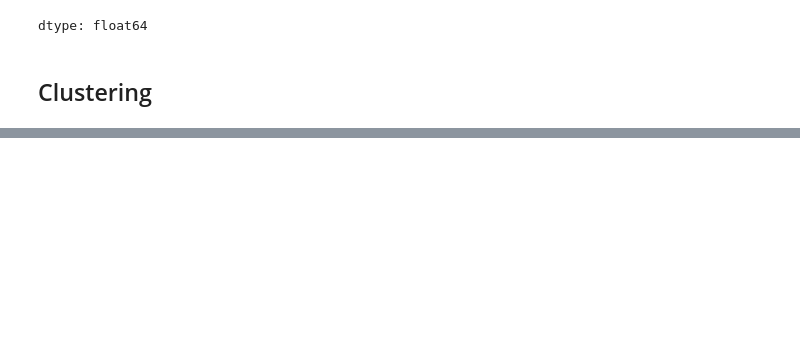
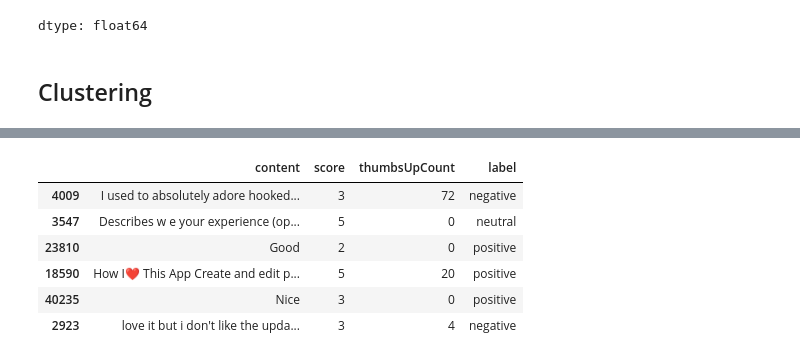
Before and after one commit to aniq63/RevuAI, a Jupyter notebook: notebooks/App Reviews Sentiment classification.ipynb, the cells around one changed output, grey strips where cells are left out. Saved outputs shown, nothing was run; the diff lists cells and outputs as text; code cells hidden in the pictures; blank space fills up the shorter version.

```diff
--- a/notebooks/App Reviews Sentiment classification.ipynb
+++ b/notebooks/App Reviews Sentiment classification.ipynb
@@ -312,0 +313,13 @@ df_predicted.sample(5)
+# %%
+import pandas as pd
+
+new_df = pd.read_csv('/content/app_reviews_labeled.csv')
+new_df.sample(6)
+# %% [output]
+|  | content | score | thumbsUpCount | label |
+| 4009 | I used to absolutely adore hooked... | 3 | 72 | negative |
+| 3547 | Describes w e your experience (op... | 5 | 0 | neutral |
+| 23810 | Good | 2 | 0 | positive |
+| 18590 | How I❤ This App Create and edit p... | 5 | 20 | positive |
+| 40235 | Nice | 3 | 0 | positive |
+| 2923 | love it but i don't like the upda... | 3 | 4 | negative |
```
Also changed, not shown: parts of 11 cells of this notebook, 3 other files.
